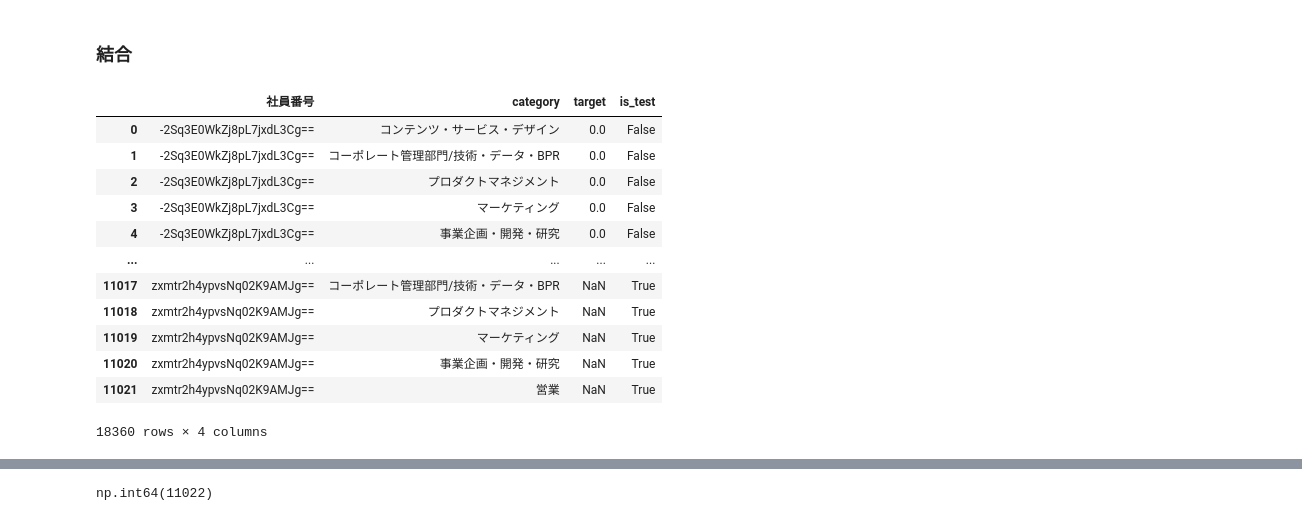
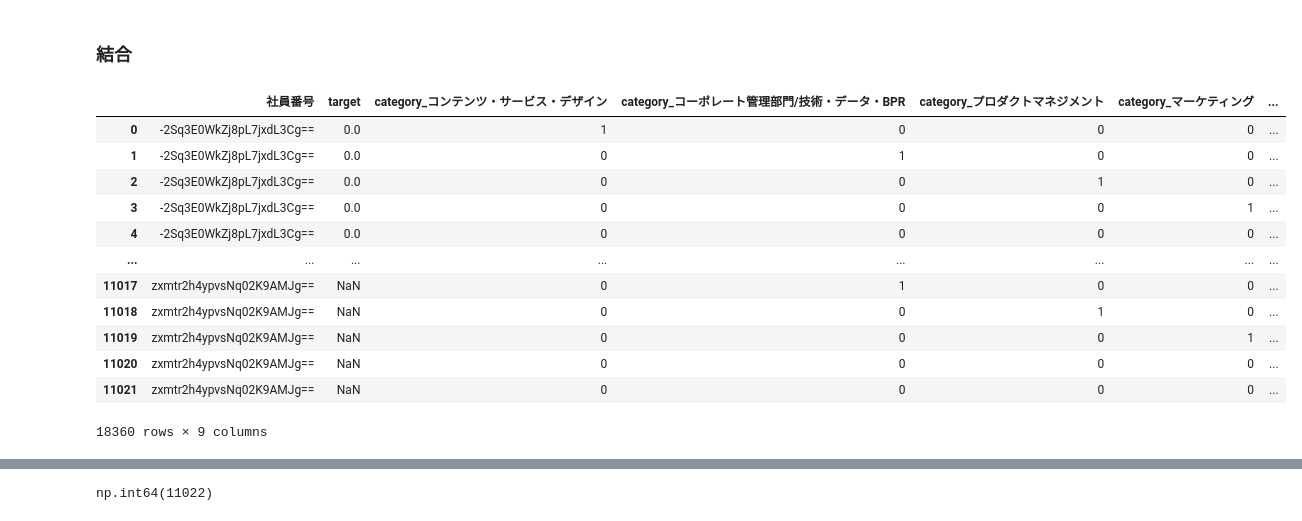
Before and after one commit to yoshi-suke/202507-atma-cup, a Jupyter notebook: test.ipynb, the cells around one changed output, grey strips where cells are left out. Saved outputs shown, nothing was run; the diff lists cells and outputs as text; code cells hidden in the pictures.

```diff
--- a/test.ipynb
+++ b/test.ipynb
@@ -516,21 +617,21 @@ hr_df_unique_pivot
 1550 rows × 21 columns
 # %% [markdown]
 ### 結合
-# %%
-train_test_df = pd.concat([train_df, test_df])
-train_test_df["is_test"] = train_test_df["target"].isna()
-train_test_df
-# %% [output]
-|  | 社員番号 | category | target | is_test |
-| 0 | -2Sq3E0WkZj8pL7jxdL3Cg== | コンテンツ・サービス・デザイン | 0.0 | False |
-| 1 | -2Sq3E0WkZj8pL7jxdL3Cg== | コーポレート管理部門/技術・データ・BPR | 0.0 | False |
-| 2 | -2Sq3E0WkZj8pL7jxdL3Cg== | プロダクトマネジメント | 0.0 | False |
-| 3 | -2Sq3E0WkZj8pL7jxdL3Cg== | マーケティング | 0.0 | False |
-| 4 | -2Sq3E0WkZj8pL7jxdL3Cg== | 事業企画・開発・研究 | 0.0 | False |
-| ... | ... | ... | ... | ... |
-| 11017 | zxmtr2h4ypvsNq02K9AMJg== | コーポレート管理部門/技術・データ・BPR | NaN | True |
-| 11018 | zxmtr2h4ypvsNq02K9AMJg== | プロダクトマネジメント | NaN | True |
-| 11019 | zxmtr2h4ypvsNq02K9AMJg== | マーケティング | NaN | True |
-| 11020 | zxmtr2h4ypvsNq02K9AMJg== | 事業企画・開発・研究 | NaN | True |
-| 11021 | zxmtr2h4ypvsNq02K9AMJg== | 営業 | NaN | True |
-18360 rows × 4 columns
+# %%
+# train_test_df = pd.concat([train_df_pivot, test_df_pivot])
+train_test_df = pd.concat([train_df_onehot, test_df_onehot])
+train_test_df
+# %% [output]
+|  | 社員番号 | target | category_コンテンツ・サービス・デザイン | category_コーポレート管理部門/技術・データ・BPR | category_プロダクトマネジメント | category_マーケティング | ... |
+| 0 | -2Sq3E0WkZj8pL7jxdL3Cg== | 0.0 | 1 | 0 | 0 | 0 | ... |
+| 1 | -2Sq3E0WkZj8pL7jxdL3Cg== | 0.0 | 0 | 1 | 0 | 0 | ... |
+| 2 | -2Sq3E0WkZj8pL7jxdL3Cg== | 0.0 | 0 | 0 | 1 | 0 | ... |
+| 3 | -2Sq3E0WkZj8pL7jxdL3Cg== | 0.0 | 0 | 0 | 0 | 1 | ... |
+| 4 | -2Sq3E0WkZj8pL7jxdL3Cg== | 0.0 | 0 | 0 | 0 | 0 | ... |
+| ... | ... | ... | ... | ... | ... | ... | ... |
+| 11017 | zxmtr2h4ypvsNq02K9AMJg== | NaN | 0 | 1 | 0 | 0 | ... |
+| 11018 | zxmtr2h4ypvsNq02K9AMJg== | NaN | 0 | 0 | 1 | 0 | ... |
+| 11019 | zxmtr2h4ypvsNq02K9AMJg== | NaN | 0 | 0 | 0 | 1 | ... |
+| 11020 | zxmtr2h4ypvsNq02K9AMJg== | NaN | 0 | 0 | 0 | 0 | ... |
+| 11021 | zxmtr2h4ypvsNq02K9AMJg== | NaN | 0 | 0 | 0 | 0 | ... |
+18360 rows × 9 columns
```
Also changed, not shown: parts of 22 cells of this notebook, 20 other files.
